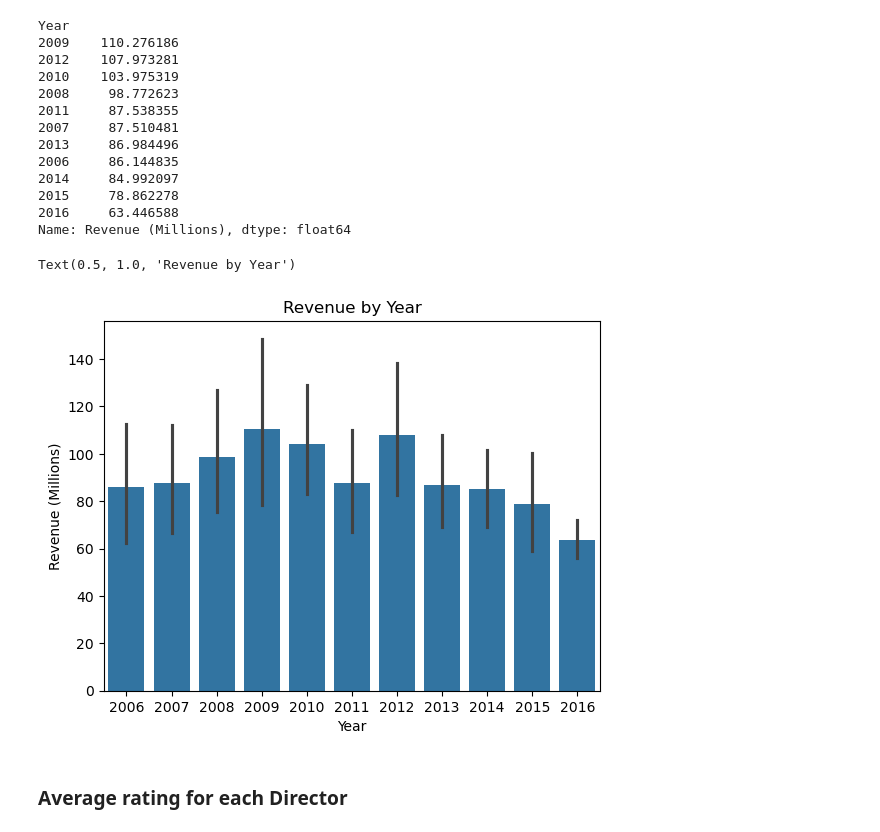
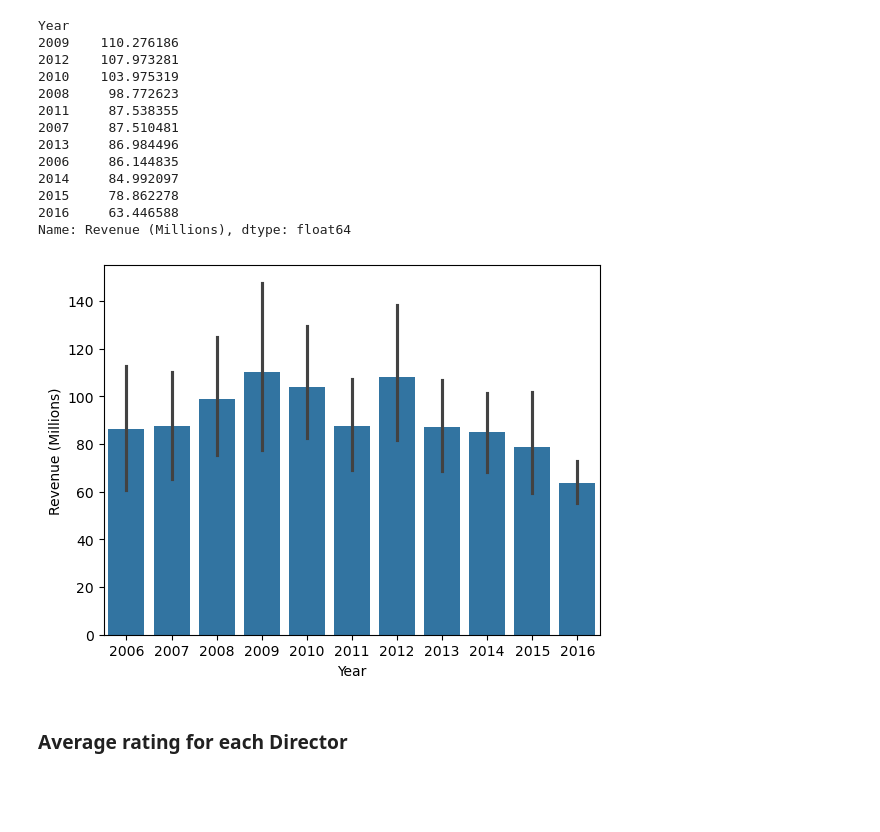
Before and after one commit to techdining01/Adult_income, a Jupyter notebook: IMDB_Data.ipynb, the cells around one changed output. Drawn from its saved outputs; the diff is of its cells as text; code cells hidden in the pictures; blank space fills up the shorter version.

```diff
--- a/IMDB_Data.ipynb
+++ b/IMDB_Data.ipynb
@@ -277,10 +277,9 @@ Year
 Name: Revenue (Millions), dtype: float64
 # %%
 sns.barplot(x='Year', y='Revenue (Millions)', data=data)
-plt.title('Revenue by Year')
+plt.title = 'Revenue by Year'
 # %% [output]
-Text(0.5, 1.0, 'Revenue by Year')
-[figure, old version]
+[figure, new version]
 # %% [markdown]
 ### Average rating for each Director
 # %%
```
Also changed, not shown: parts of 31 cells of this notebook.
